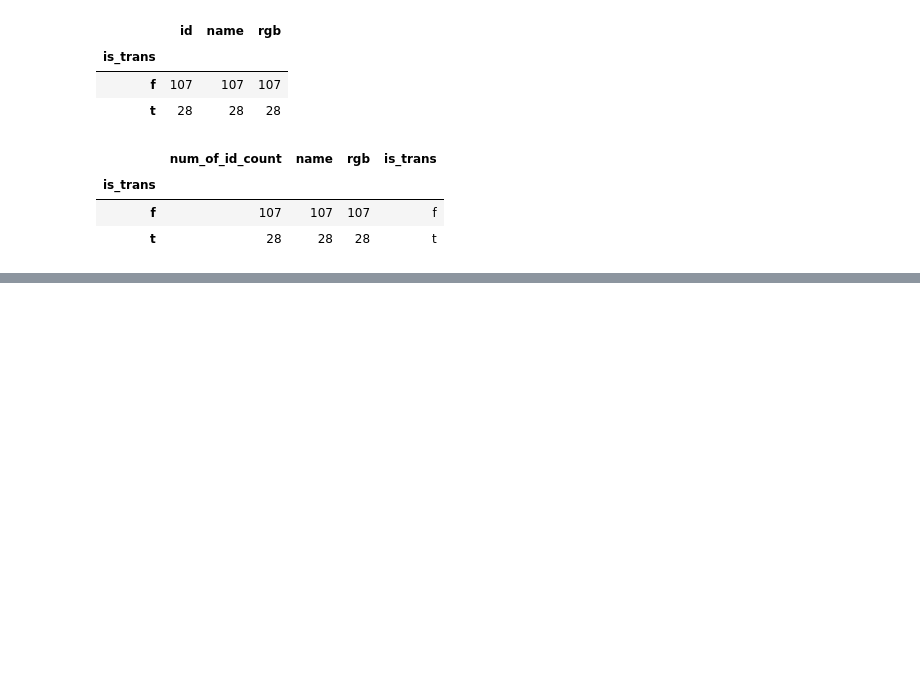
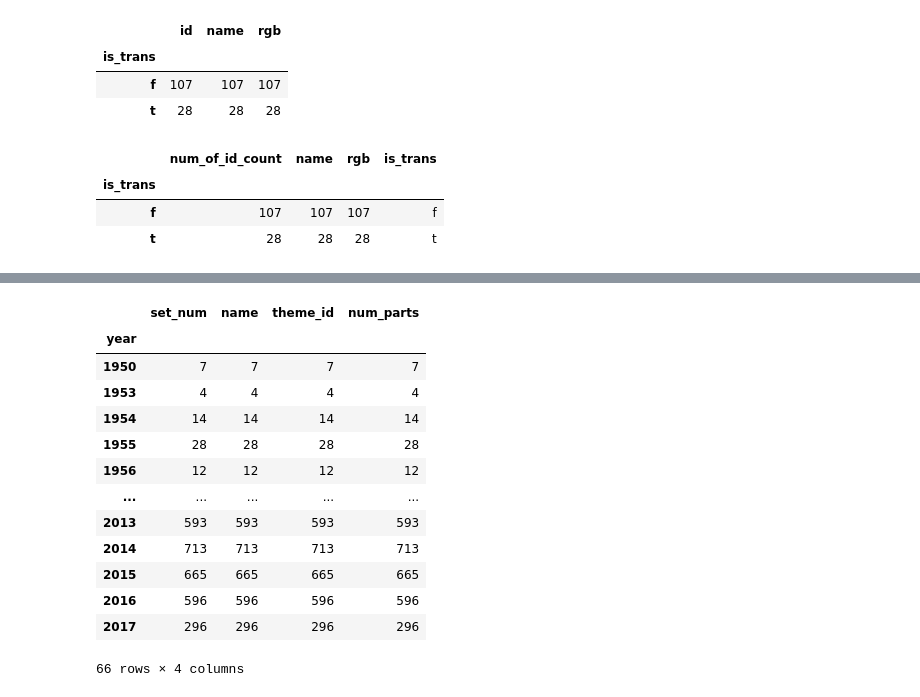
Before and after one commit to nortonlyr/Week9-ResearchProjects, a Jupyter notebook: codes/plotly_LEGO_data_vis.ipynb, the cells around one changed output, grey strips where cells are left out. Drawn from its saved outputs; the diff is of its cells as text; code cells hidden in the pictures; blank space fills up the shorter version.

```diff
--- a/codes/plotly_LEGO_data_vis.ipynb
+++ b/codes/plotly_LEGO_data_vis.ipynb
@@ -98,0 +106,18 @@ fig.show()
+# %%
+#Group by 'year', then select the year as x-axis and set_num as y-axis
+sets_df.groupby(['year']).count()
+# %% [output]
+|  | set_num | name | theme_id | num_parts |
+| year |  |  |  |  |
+| 1950 | 7 | 7 | 7 | 7 |
+| 1953 | 4 | 4 | 4 | 4 |
+| 1954 | 14 | 14 | 14 | 14 |
+| 1955 | 28 | 28 | 28 | 28 |
+| 1956 | 12 | 12 | 12 | 12 |
+| ... | ... | ... | ... | ... |
+| 2013 | 593 | 593 | 593 | 593 |
+| 2014 | 713 | 713 | 713 | 713 |
+| 2015 | 665 | 665 | 665 | 665 |
+| 2016 | 596 | 596 | 596 | 596 |
+| 2017 | 296 | 296 | 296 | 296 |
+66 rows × 4 columns
```
Also changed, not shown: parts of 14 cells of this notebook.
